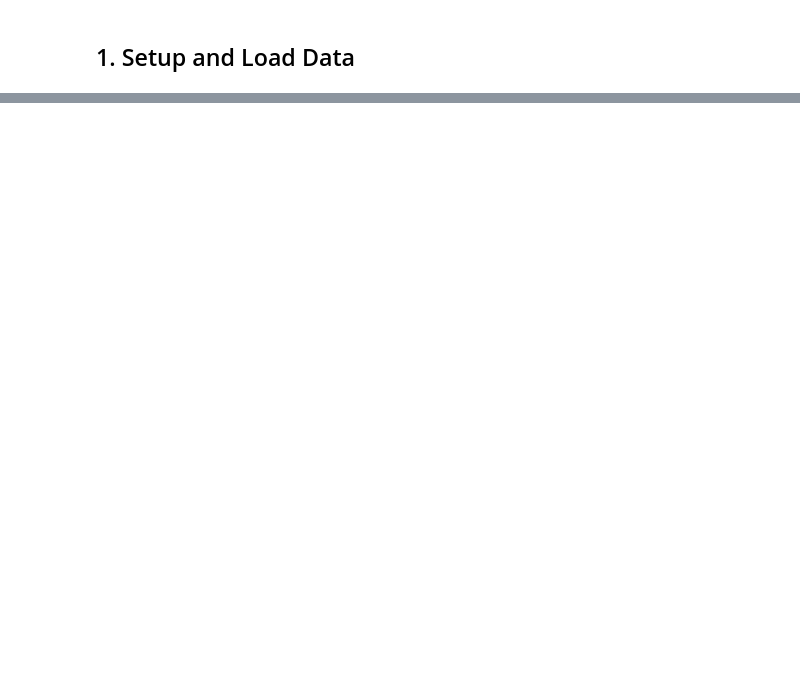
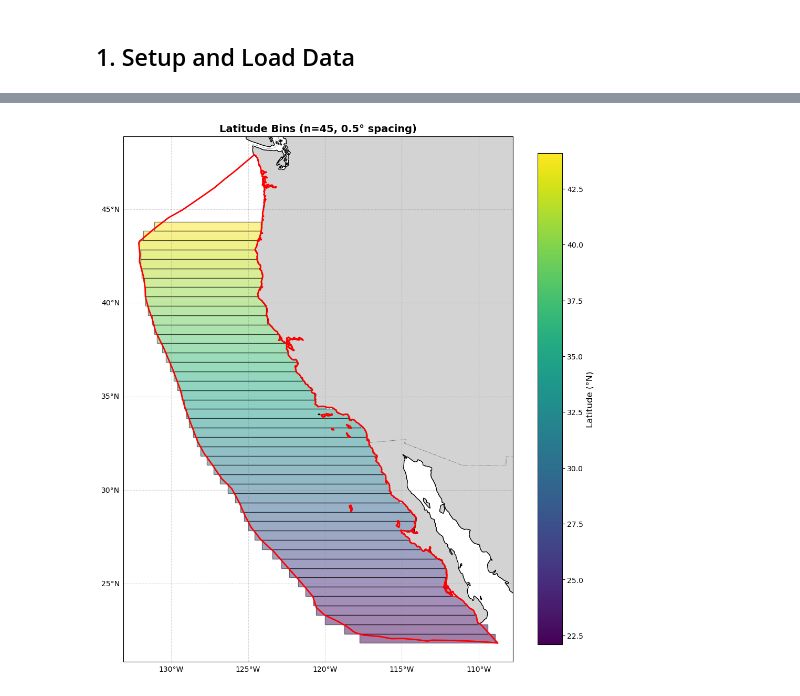
Before and after one commit to FlukeAndFeather/glowingwave, a Jupyter notebook: notebooks/03_peak_progression.ipynb, the cells around one changed output, grey strips where cells are left out. Cells and saved outputs as stored; diff of their text form; code cells hidden in the pictures; blank space fills up the shorter version.

Commit message:
Latitude bins + Gonatidae brooding timing

```diff
--- a/notebooks/03_peak_progression.ipynb
+++ b/notebooks/03_peak_progression.ipynb
@@ -562,0 +42,5 @@ plt.show()
+# %%
+# Load California Current shapefile
+shapefile_path = shapefiles_dir / 'california_current_lme.shp'
+california_current = gpd.read_file(shapefile_path)
+print(f"Loaded California Current shapefile: {len(california_current)} feature(s)")
@@ -562,0 +79,15 @@ plt.show()
+# %%
+# Define latitude bins
+lat_bin_size = 0.5  # degrees
+min_offshore_extent_km = 500  # minimum offshore extent
+
+# Get bounds
+minx, miny, maxx, maxy = california_current.total_bounds
+
+# Create latitude bin edges
+lat_bins = np.arange(miny, maxy + lat_bin_size, lat_bin_size)
+lat_centers = (lat_bins[:-1] + lat_bins[1:]) / 2
+
+print(f"Created {len(lat_centers)} latitude bins")
+print(f"Bin size: {lat_bin_size}°")
+print(f"Latitude range: {lat_bins.min():.2f}° to {lat_bins.max():.2f}°N")
@@ -562,0 +183,59 @@ plt.show()
+# %%
+# Create map showing latitude bins
+import matplotlib.patches as mpatches
+
+fig, ax = plt.subplots(figsize=(10, 12),
+                       subplot_kw={'projection': ccrs.PlateCarree()})
+
+# Plot each latitude bin as a colored rectangle
+from matplotlib.colors import Normalize
+from matplotlib.cm import viridis
+
+norm = Normalize(vmin=bins_df['lat_center'].min(), vmax=bins_df['lat_center'].max())
+cmap = viridis
+
+for idx, row in bins_df.iterrows():
+    # Create rectangle for this bin
+    rect = mpatches.Rectangle(
+        (row['lon_min'], row['lat_min']),
+        row['lon_max'] - row['lon_min'],
+        row['lat_max'] - row['lat_min'],
+        linewidth=1,
+        edgecolor='black',
+        facecolor=cmap(norm(row['lat_center'])),
+        alpha=0.5,
+        transform=ccrs.PlateCarree()
+    )
+    ax.add_patch(rect)
+
+# Plot California Current boundary
+california_current.plot(ax=ax, facecolor='none',
+                       edgecolor='red', linewidth=2, label='CA Current', zorder=3)
+
+# Add geographic features
+ax.add_feature(cfeature.LAND, facecolor='lightgray', edgecolor='black', zorder=1)
+ax.add_feature(cfeature.COASTLINE, linewidth=0.5, zorder=2)
+ax.add_feature(cfeature.BORDERS, linestyle=':', linewidth=0.5, zorder=2)
+
+# Add gridlines
+gl = ax.gridlines(draw_labels=True, linestyle='--', alpha=0.3, color='gray')
+gl.top_labels = False
+gl.right_labels = False
+
+# Set extent
+ax.set_extent([minx-1, maxx+1, miny-1, maxy+1], crs=ccrs.PlateCarree())
+
+# Add colorbar
+sm = plt.cm.ScalarMappable(cmap=cmap, norm=norm)
+sm.set_array([])
+cbar = plt.colorbar(sm, ax=ax, orientation='vertical', pad=0.05, shrink=0.8)
+cbar.set_label('Latitude (°N)', fontsize=12)
+
+ax.set_title(f'Latitude Bins (n={len(bins_df)}, {lat_bin_size}° spacing)',
+            fontsize=14, fontweight='bold')
+
+plt.tight_layout()
+plt.savefig(figures_dir / 'latitude_bins_map.png', dpi=300, bbox_inches='tight')
+plt.show()
+# %% [output]
+[figure, added]
```
Also changed, not shown: parts of 45 cells of this notebook, 2 other files.
